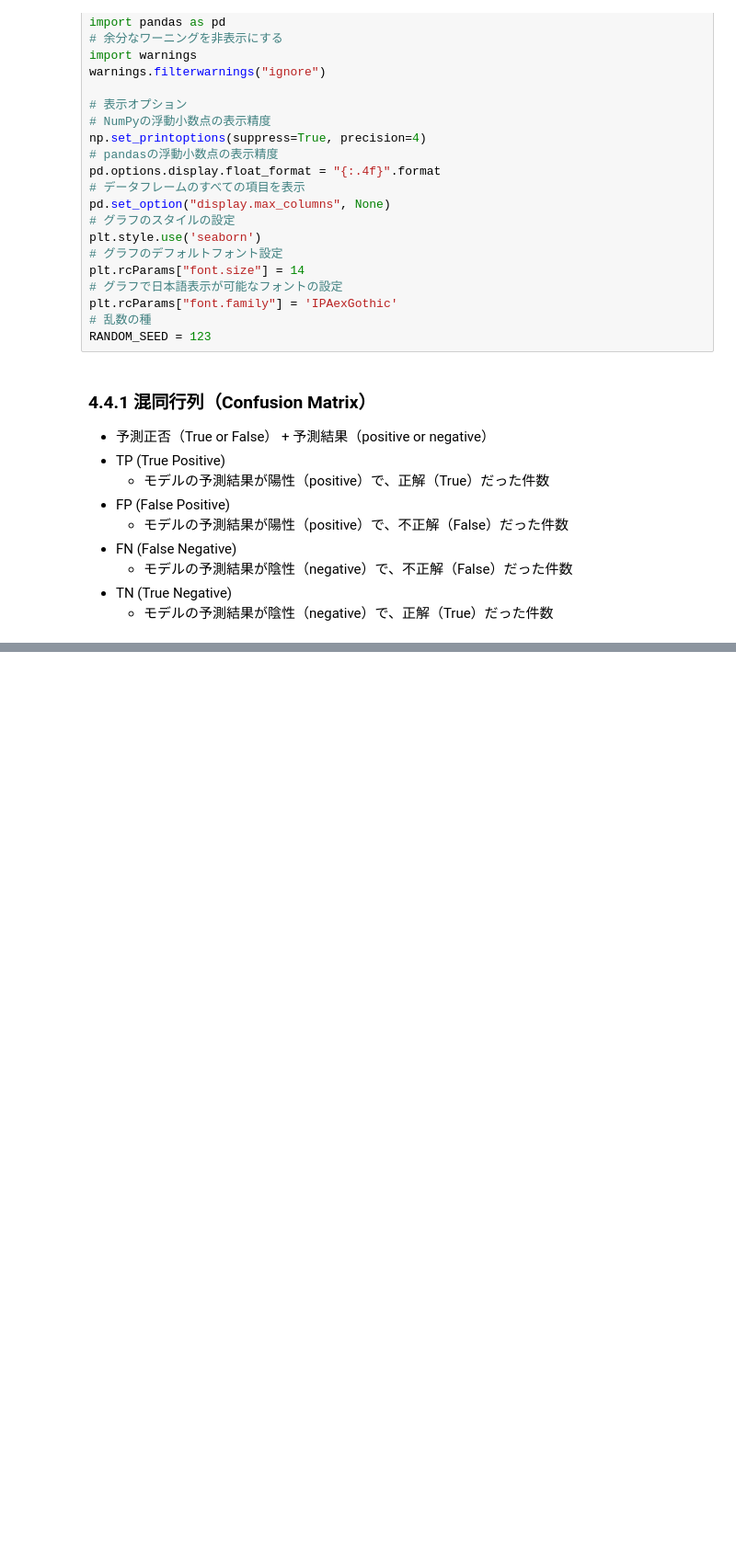
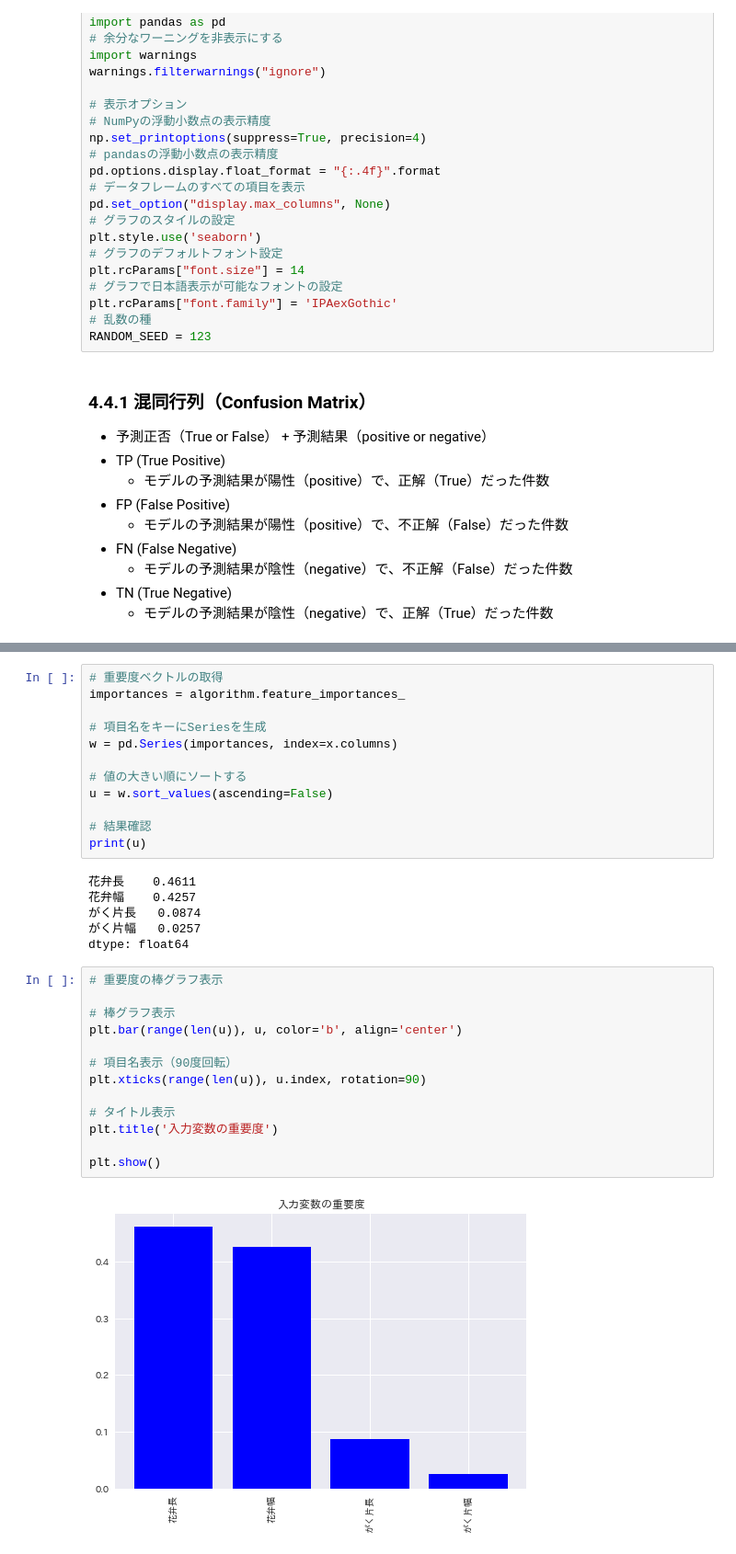
Before and after one commit to ginmaruGH/Creating_Profitable_AI_with_Python_nkbp, a Jupyter notebook: jupyter/ch04_04_estimate.ipynb, the cells around one changed output, grey strips where cells are left out. Shown at 92% size. Drawn from its saved outputs; the diff is of its cells as text; blank space fills up the shorter version.

```diff
--- a/jupyter/ch04_04_estimate.ipynb
+++ b/jupyter/ch04_04_estimate.ipynb
@@ -44,0 +453,33 @@ RANDOM_SEED = 123
+# %%
+# 重要度ベクトルの取得
+importances = algorithm.feature_importances_
+
+# 項目名をキーにSeriesを生成
+w = pd.Series(importances, index=x.columns)
+
+# 値の大きい順にソートする
+u = w.sort_values(ascending=False)
+
+# 結果確認
+print(u)
+# %% [output]
+花弁長    0.4611
+花弁幅    0.4257
+がく片長   0.0874
+がく片幅   0.0257
+dtype: float64
+# %%
+# 重要度の棒グラフ表示
+
+# 棒グラフ表示
+plt.bar(range(len(u)), u, color='b', align='center')
+
+# 項目名表示（90度回転）
+plt.xticks(range(len(u)), u.index, rotation=90)
+
+# タイトル表示
+plt.title('入力変数の重要度')
+
+plt.show()
+# %% [output]
+[figure, added]
```
Also changed, not shown: parts of 34 cells of this notebook.
